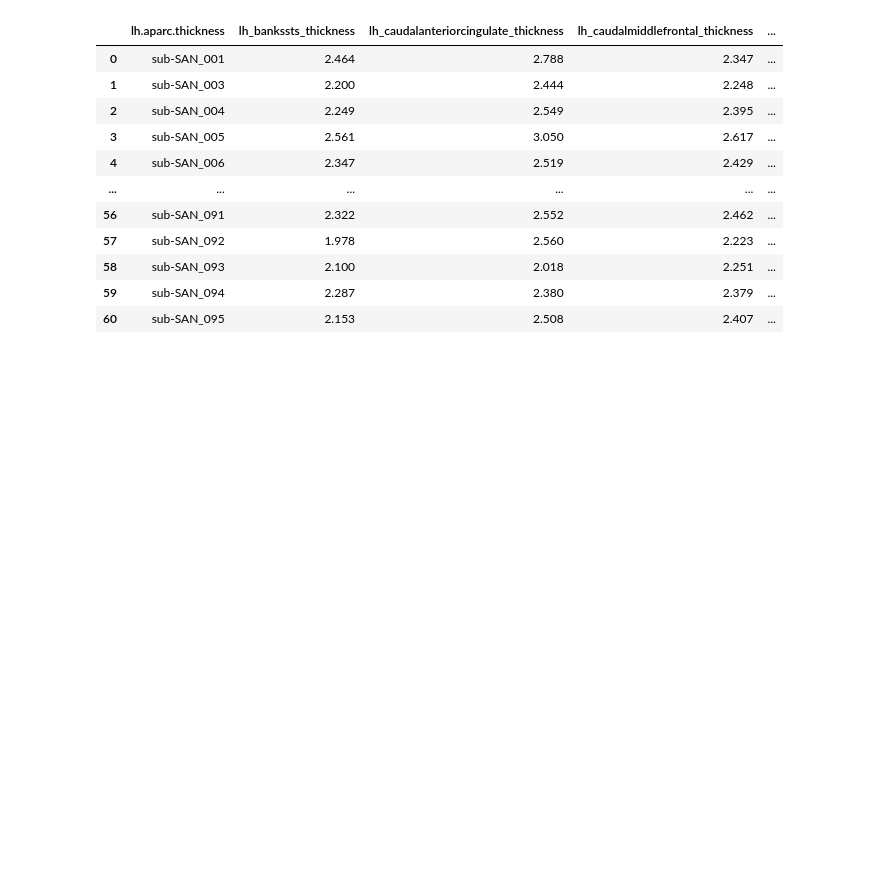
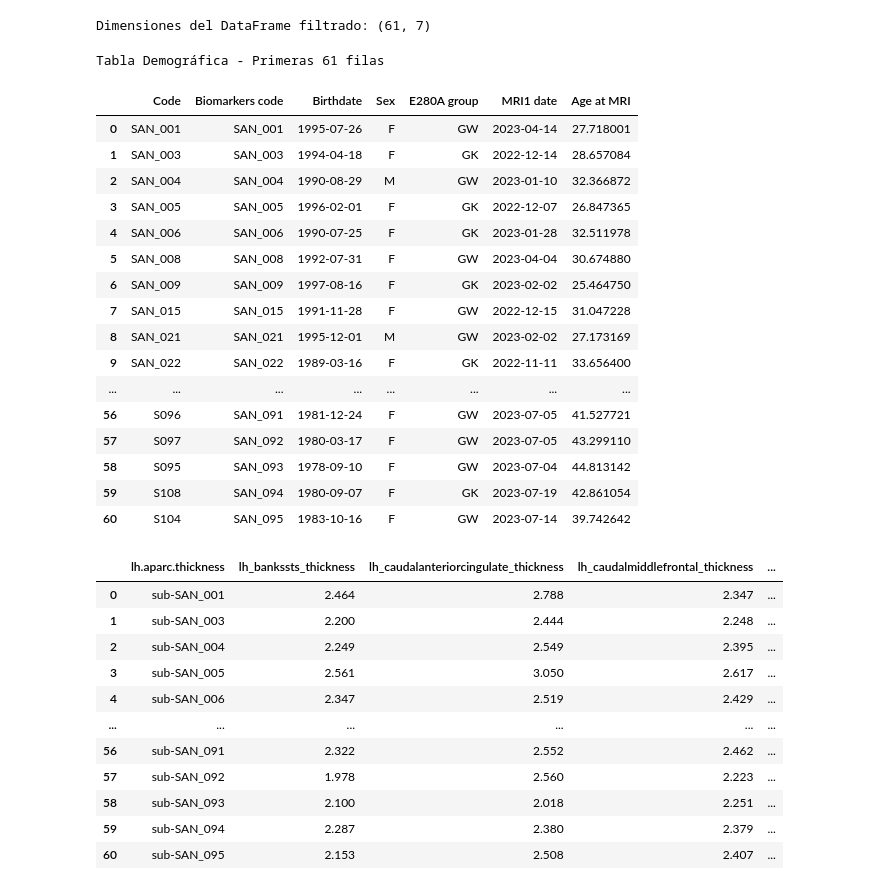
Before and after one commit to JPDevOpti/VolumetricAnalysis_MagneticResonance, a Jupyter notebook: Notebooks/Foldind_Analysis.ipynb, the cells around one changed output. Drawn from its saved outputs; the diff is of its cells as text; code cells hidden in the pictures; blank space fills up the shorter version.

```diff
--- a/Notebooks/Foldind_Analysis.ipynb
+++ b/Notebooks/Foldind_Analysis.ipynb
@@ -29,3 +1,58 @@ Dimensiones del DataFrame filtrado: (61, 7)
+# %%
+import pandas as pd
+
+# Ruta del archivo CSV
+ruta_archivo_excel = '/home/jp/Repositorios/VolumetricAnalysis_MagneticResonance/Data/Demographic_data.csv'
+
+# Carga el archivo
+df_demography = pd.read_csv(ruta_archivo_excel)
+
+# Selecciona las primeras 61 filas
+df_demography = df_demography[:61]
+
+# Muestra dimensiones
+print(f"Dimensiones del DataFrame filtrado: {df_demography.shape}")
+
+# Estilo modo oscuro
+styled_df = df_demography.style.set_properties(**{
+    'text-align': 'center',
+    'border': '1px solid #444',
+    'color': '#f0f0f0',
+    'background-color': '#1e1e1e',
+    'padding': '6px'
+}).set_table_styles([
+    {'selector': 'th', 'props': [
+        ('background-color', '#333333'),
+        ('color', '#ffffff'),
+        ('font-weight', 'bold'),
+        ('text-align', 'center'),
+        ('border', '1px solid #555')
+    ]},
+    {'selector': 'td', 'props': [('border', '1px solid #444')]}
+]).set_caption("Tabla Demográfica - Primeras 61 filas").format(na_rep='-')
+
+# Mostrar tabla estilizada
+display(styled_df)
+# %% [output]
+Dimensiones del DataFrame filtrado: (61, 7)
+Tabla Demográfica - Primeras 61 filas
+|  | Code | Biomarkers code | Birthdate | Sex | E280A group | MRI1 date | Age at MRI |
+| 0 | SAN_001 | SAN_001 | 1995-07-26 | F | GW | 2023-04-14 | 27.718001 |
+| 1 | SAN_003 | SAN_003 | 1994-04-18 | F | GK | 2022-12-14 | 28.657084 |
+| 2 | SAN_004 | SAN_004 | 1990-08-29 | M | GW | 2023-01-10 | 32.366872 |
+| 3 | SAN_005 | SAN_005 | 1996-02-01 | F | GK | 2022-12-07 | 26.847365 |
+| 4 | SAN_006 | SAN_006 | 1990-07-25 | F | GK | 2023-01-28 | 32.511978 |
+| 5 | SAN_008 | SAN_008 | 1992-07-31 | F | GW | 2023-04-04 | 30.674880 |
+| 6 | SAN_009 | SAN_009 | 1997-08-16 | F | GK | 2023-02-02 | 25.464750 |
+| 7 | SAN_015 | SAN_015 | 1991-11-28 | F | GW | 2022-12-15 | 31.047228 |
+| 8 | SAN_021 | SAN_021 | 1995-12-01 | M | GW | 2023-02-02 | 27.173169 |
+| 9 | SAN_022 | SAN_022 | 1989-03-16 | F | GK | 2022-11-11 | 33.656400 |
+| ... | ... | ... | ... | ... | ... | ... | ... |
+| 56 | S096 | SAN_091 | 1981-12-24 | F | GW | 2023-07-05 | 41.527721 |
+| 57 | S097 | SAN_092 | 1980-03-17 | F | GW | 2023-07-05 | 43.299110 |
+| 58 | S095 | SAN_093 | 1978-09-10 | F | GW | 2023-07-04 | 44.813142 |
+| 59 | S108 | SAN_094 | 1980-09-07 | F | GK | 2023-07-19 | 42.861054 |
+| 60 | S104 | SAN_095 | 1983-10-16 | F | GW | 2023-07-14 | 39.742642 |
 # %%
 import pandas as pd
 
```
Also changed, not shown: parts of 1 cell of this notebook, 2 other files.
